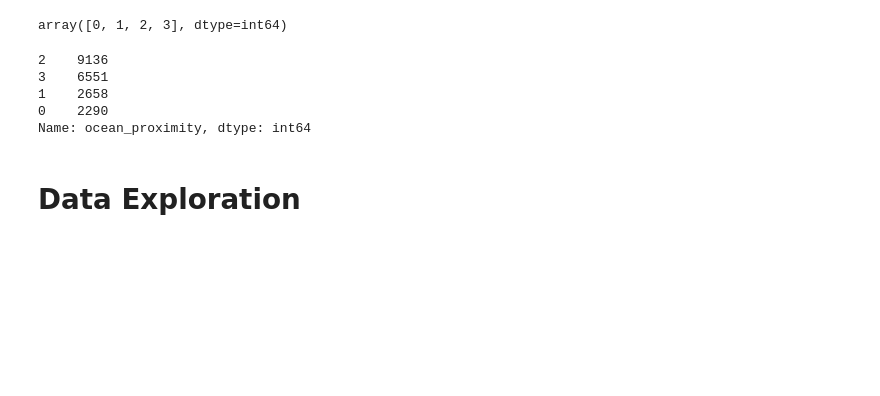
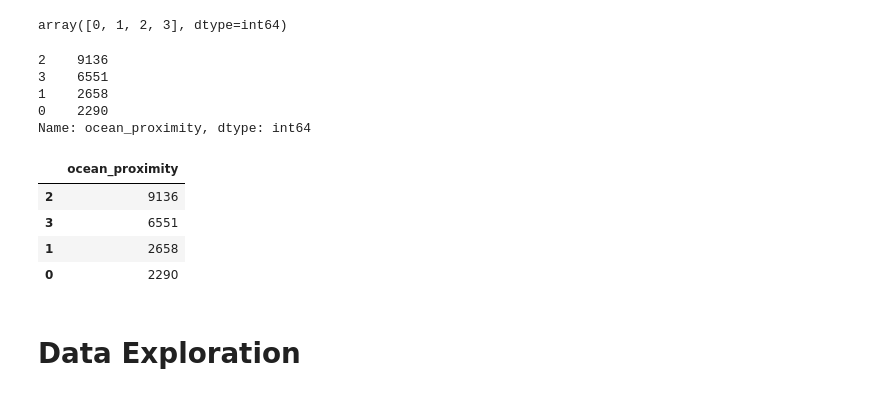
Before and after one commit to martinaviggiano/ml_project, a Jupyter notebook: Machine Learning Project.ipynb, the cells around one changed output. Cells and saved outputs as stored; diff of their text form; code cells hidden in the pictures; blank space fills up the shorter version.

```diff
--- a/Machine Learning Project.ipynb
+++ b/Machine Learning Project.ipynb
@@ -135,5 +135,13 @@ corr_df.ocean_proximity.value_counts()
 1    2658
 0    2290
 Name: ocean_proximity, dtype: int64
+# %%
+pd.DataFrame(corr_df.ocean_proximity.value_counts())
+# %% [output]
+|  | ocean_proximity |
+| 2 | 9136 |
+| 3 | 6551 |
+| 1 | 2658 |
+| 0 | 2290 |
 # %% [markdown]
 # Data Exploration
```
Also changed, not shown: parts of 26 cells of this notebook, 17 other files.
